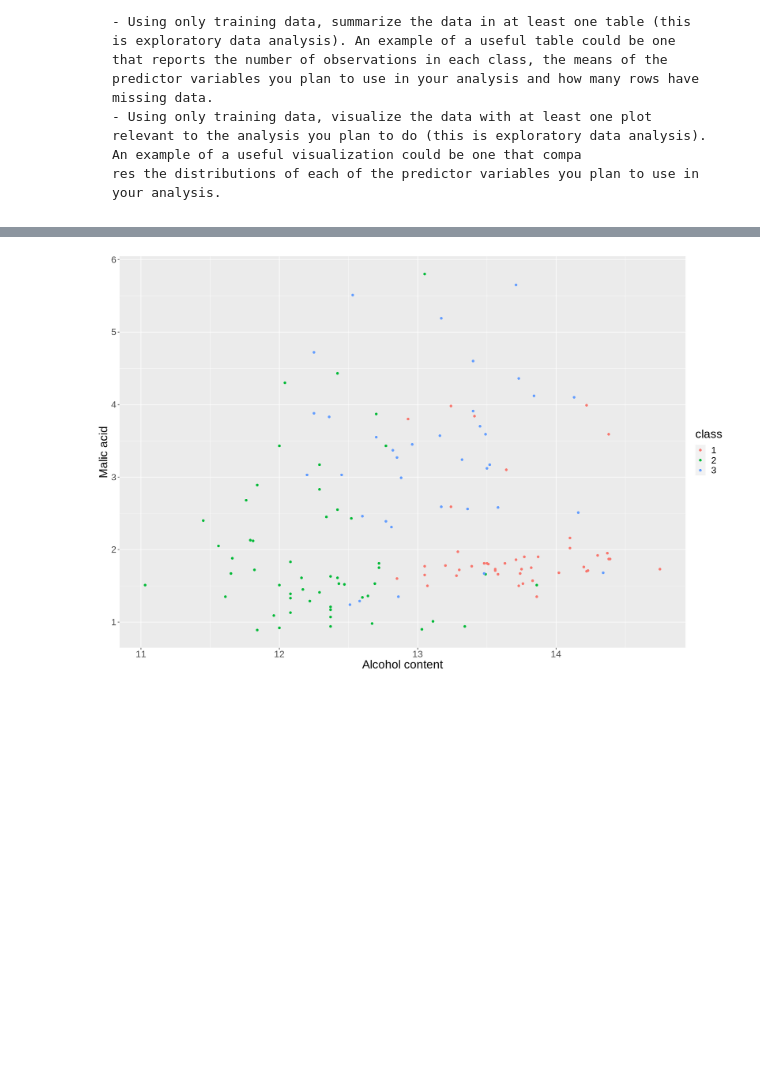
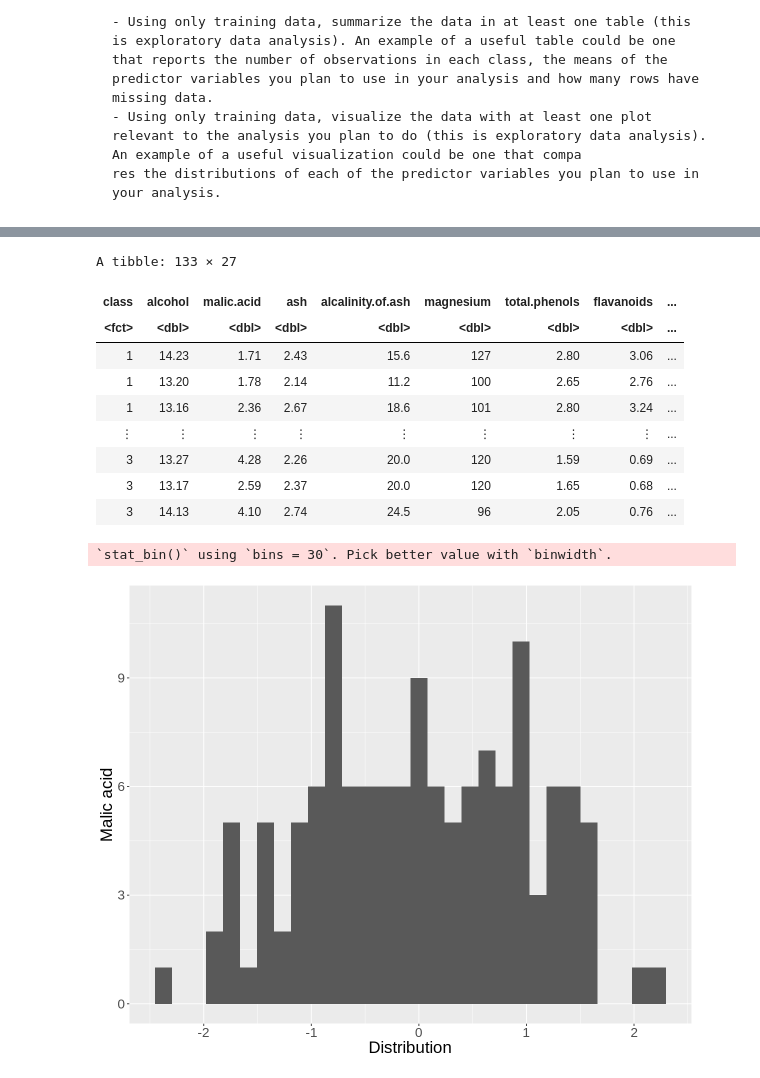
Before and after one commit to a-nguyen-1/DSCI100Project-Group117, a Jupyter notebook: gpp-Anne.ipynb, the cells around one changed output, grey strips where cells are left out. Drawn from its saved outputs; the diff is of its cells as text; code cells hidden in the pictures; blank space fills up the shorter version.

Commit message:
Added scaled data and distribution

```diff
--- a/gpp-Anne.ipynb
+++ b/gpp-Anne.ipynb
@@ -114,13 +114,39 @@ A tibble: 3 × 2
 | 2 | 53 |
 | 3 | 36 |
 # %%
+wine_data_scaled <- wine_training |>
+    mutate(scaled.alcohol = scale(alcohol, center = TRUE)) |>
+    mutate(scaled.malic_acid = scale(malic.acid, center = TRUE)) |>
+    mutate(scaled.ash = scale(ash, center = TRUE)) |>
+    mutate(scaled.alcalinity.of.ash = scale(alcalinity.of.ash, center = TRUE)) |>
+    mutate(scaled.magnesium = scale(magnesium, center = TRUE)) |>
+    mutate(scaled.total.phenols = scale(total.phenols, center = TRUE)) |>
+    mutate(scaled.flavanoids = scale(flavanoids, center = TRUE)) |>
+    mutate(scaled.nonfalvanoid.phenols = scale(nonfalvanoid.phenols, center = TRUE)) |>
+    mutate(scaled.proanthocyanins = scale(proanthocyanins, center = TRUE)) |>
+    mutate(scaled.color.intensity = scale(color.intensity, center = TRUE)) |>
+    mutate(scaled.hue = scale(hue, center = TRUE)) |>
+    mutate(scaled.OD280.OD315.of.diluted.wines = scale(OD280.OD315.of.diluted.wines, center = TRUE)) |>
+    mutate(scaled.proline = scale(proline, center = TRUE))
+wine_data_scaled
 
-options(repr.plot.width = 15, repr.plot.height = 10)
-wine_plot <- wine_training |>
-    ggplot(aes(x = alcohol, y = malic.acid, colour = class)) +
-    geom_point() +
-labs(x = "Alcohol content", y = "Malic acid") +
+options(repr.plot.width = 10, repr.plot.height = 8)
+wine_plot <- wine_data_scaled |>
+    ggplot(aes(x = scaled.alcohol)) +
+    geom_histogram() +
+labs(x = "Distribution", y = "Malic acid") +
     theme(text = element_text(size = 20))
 wine_plot
 # %% [output]
+A tibble: 133 × 27
+| class | alcohol | malic.acid | ash | alcalinity.of.ash | magnesium | total.phenols | flavanoids | ... |
+| <fct> | <dbl> | <dbl> | <dbl> | <dbl> | <dbl> | <dbl> | <dbl> | ... |
+| 1 | 14.23 | 1.71 | 2.43 | 15.6 | 127 | 2.80 | 3.06 | ... |
+| 1 | 13.20 | 1.78 | 2.14 | 11.2 | 100 | 2.65 | 2.76 | ... |
+| 1 | 13.16 | 2.36 | 2.67 | 18.6 | 101 | 2.80 | 3.24 | ... |
+| ⋮ | ⋮ | ⋮ | ⋮ | ⋮ | ⋮ | ⋮ | ⋮ | ... |
+| 3 | 13.27 | 4.28 | 2.26 | 20.0 | 120 | 1.59 | 0.69 | ... |
+| 3 | 13.17 | 2.59 | 2.37 | 20.0 | 120 | 1.65 | 0.68 | ... |
+| 3 | 14.13 | 4.10 | 2.74 | 24.5 | 96 | 2.05 | 0.76 | ... |
+`stat_bin()` using `bins = 30`. Pick better value with `binwidth`.
-[figure, old version]
+[figure, new version]
```
Also changed, not shown: parts of 3 cells of this notebook.
